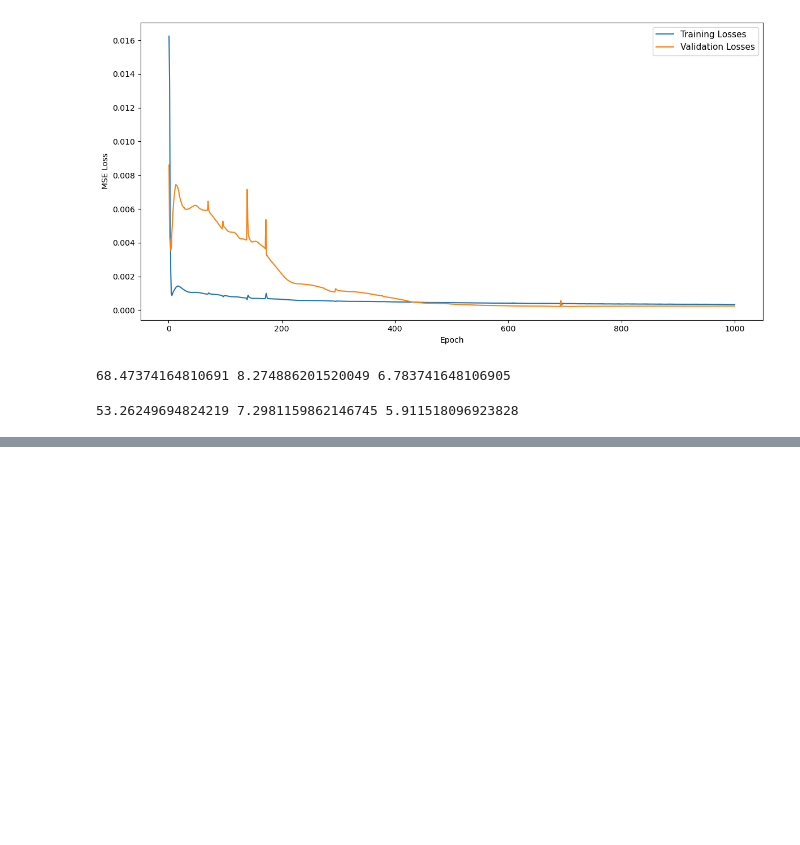
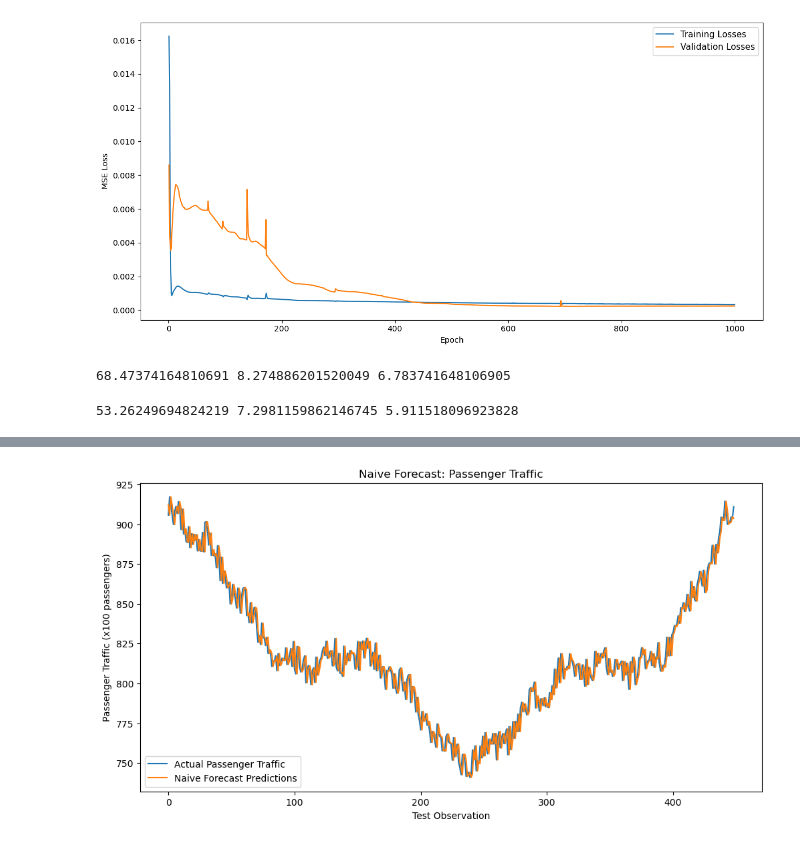
Before and after one commit to joyswish/275project2, a Jupyter notebook: project2.ipynb, the cells around one changed output, grey strips where cells are left out. Drawn from its saved outputs; the diff is of its cells as text; code cells hidden in the pictures; blank space fills up the shorter version.

```diff
--- a/project2.ipynb
+++ b/project2.ipynb
@@ -251,0 +267,15 @@ print(dl_mse, dl_rmse, dl_mae)
+# %%
+#for naive
+
+plt.figure(figsize=(12, 6))
+
+plt.plot(y_actual.flatten(), label="Actual Passenger Traffic")
+plt.plot(naive_predictions.flatten(), label="Naive Forecast Predictions")
+
+plt.xlabel("Test Observation")
+plt.ylabel("Passenger Traffic (x100 passengers)")
+plt.title("Naive Forecast: Passenger Traffic")
+plt.legend()
+plt.show()
+# %% [output]
+[figure, added]
```
Also changed, not shown: parts of 1 cell of this notebook.
